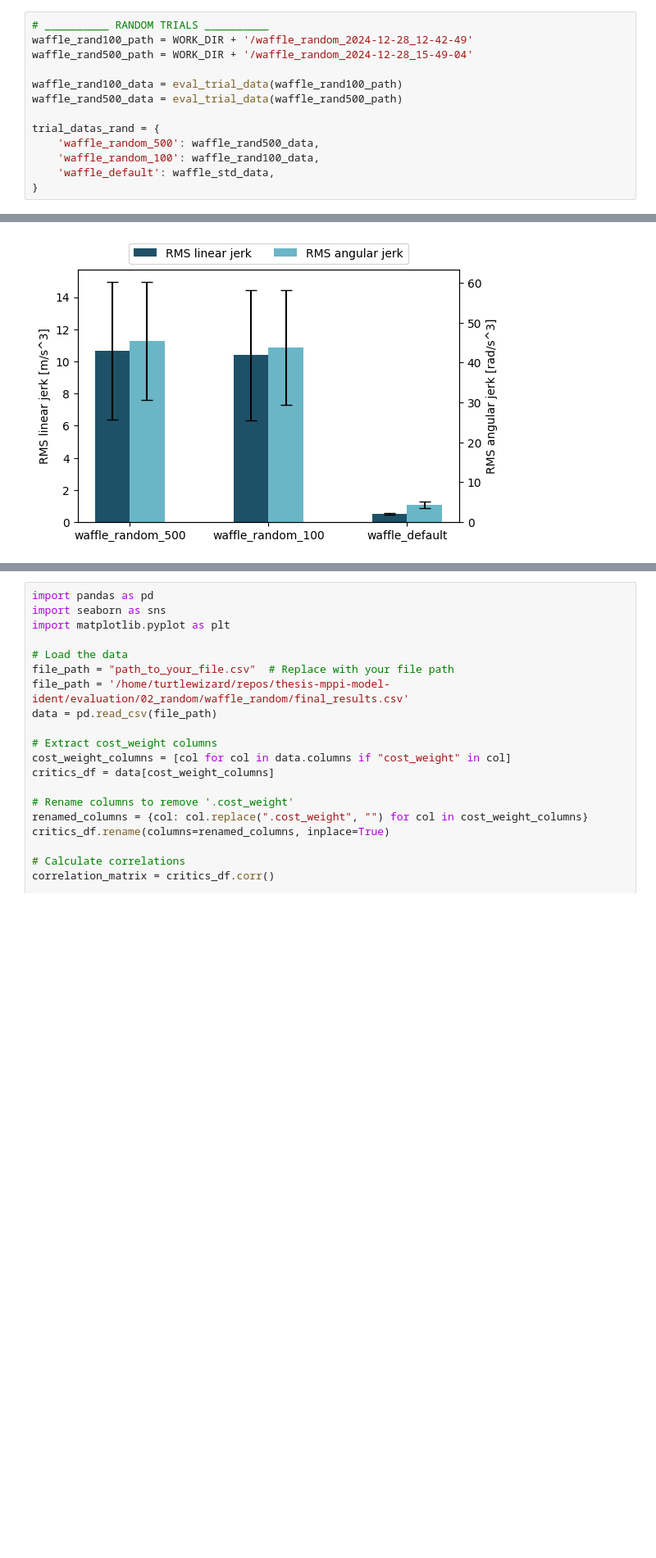
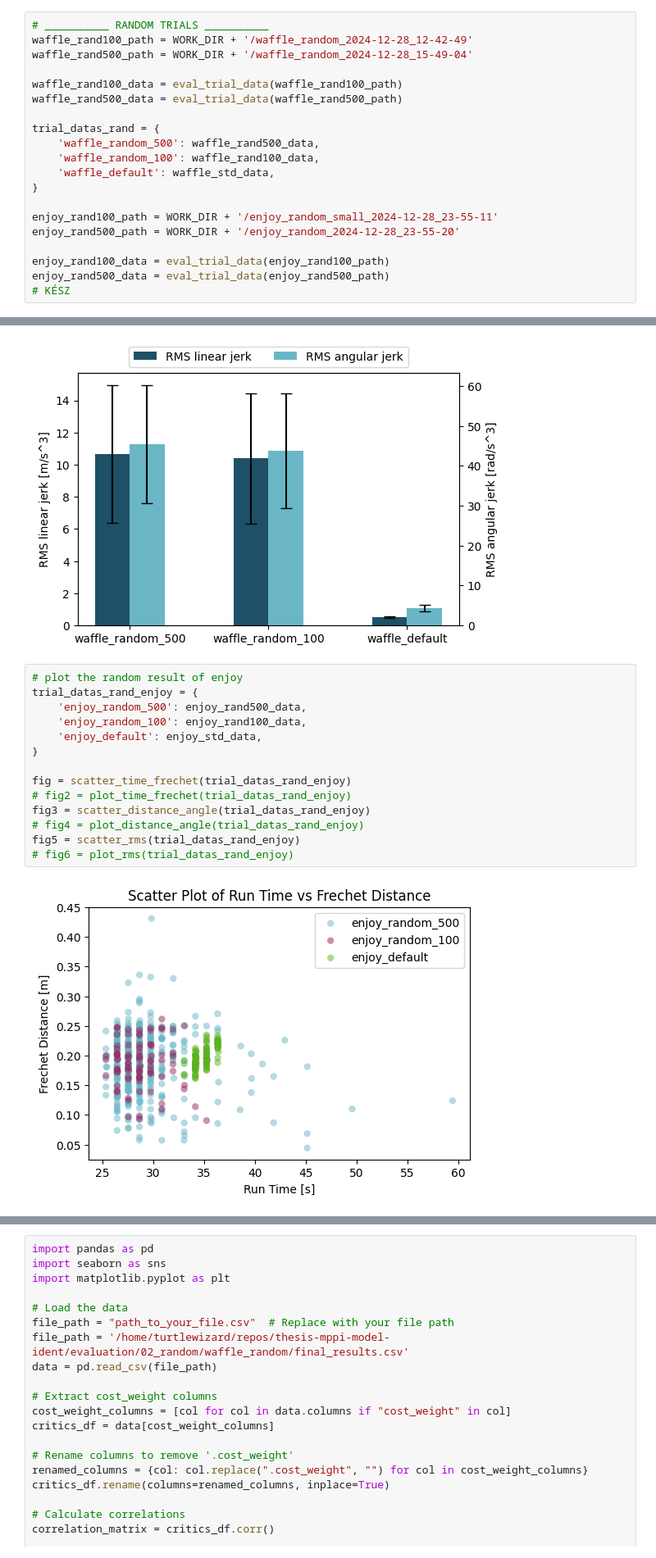
Before and after one commit to turtlewizard73/thesis-mppi-model-ident, a Jupyter notebook: workspace/src/controller_optimization/plots.ipynb, the cells around one changed output, grey strips where cells are left out. Shown at 82% size. Cells and saved outputs as stored; diff of their text form; blank space fills up the shorter version.

```diff
--- a/workspace/src/controller_optimization/plots.ipynb
+++ b/workspace/src/controller_optimization/plots.ipynb
@@ -65,6 +88,13 @@ trial_datas_rand = {
     'waffle_random_100': waffle_rand100_data,
     'waffle_default': waffle_std_data,
 }
+
+enjoy_rand100_path = WORK_DIR + '/enjoy_random_small_2024-12-28_23-55-11'
+enjoy_rand500_path = WORK_DIR + '/enjoy_random_2024-12-28_23-55-20'
+
+enjoy_rand100_data = eval_trial_data(enjoy_rand100_path)
+enjoy_rand500_data = eval_trial_data(enjoy_rand500_path)
+# KÉSZ
 # %% [output]
 ___ Processing /home/turtlewizard/repos/thesis-mppi-model-ident/optimization_results/waffle_random_2024-12-28_12-42-49 ___
 RUN NAME: waffle_random
@@ -147,3 +217,19 @@ plt.show()
 [figure]
 [figure]
 [figure]
+# %%
+# plot the random result of enjoy
+trial_datas_rand_enjoy = {
+    'enjoy_random_500': enjoy_rand500_data,
+    'enjoy_random_100': enjoy_rand100_data,
+    'enjoy_default': enjoy_std_data,
+}
+
+fig = scatter_time_frechet(trial_datas_rand_enjoy)
+# fig2 = plot_time_frechet(trial_datas_rand_enjoy)
+fig3 = scatter_distance_angle(trial_datas_rand_enjoy)
+# fig4 = plot_distance_angle(trial_datas_rand_enjoy)
+fig5 = scatter_rms(trial_datas_rand_enjoy)
+# fig6 = plot_rms(trial_datas_rand_enjoy)
+# %% [output]
+[figure, added]
```
Also changed, not shown: parts of 10 cells of this notebook, 4 other files.
